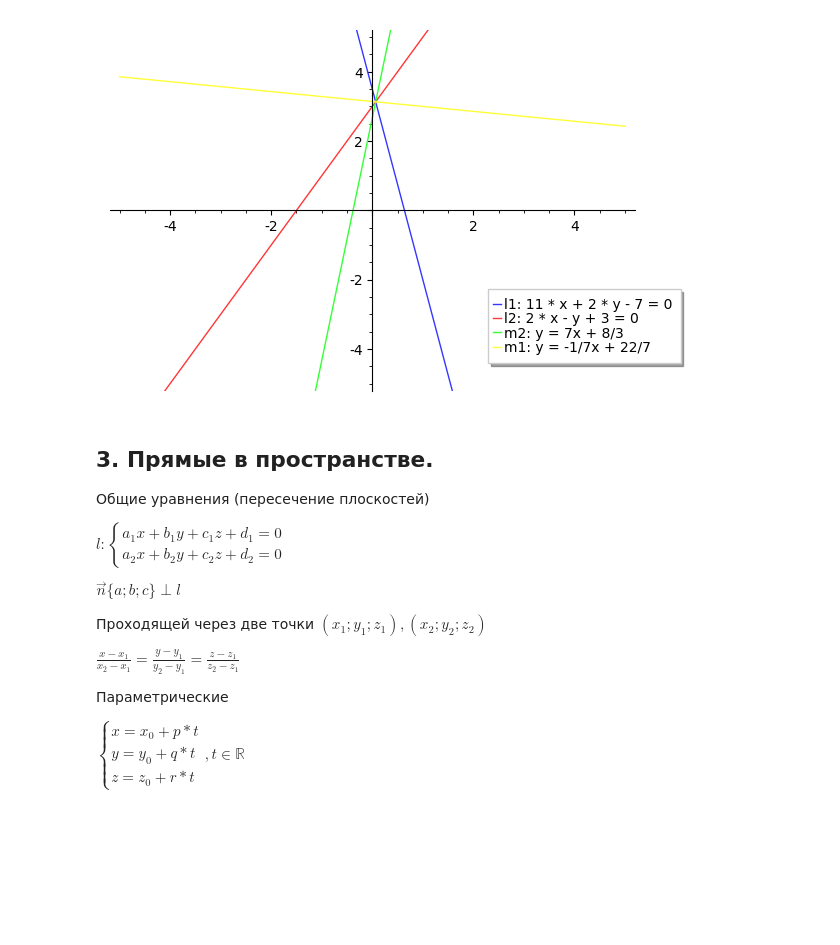
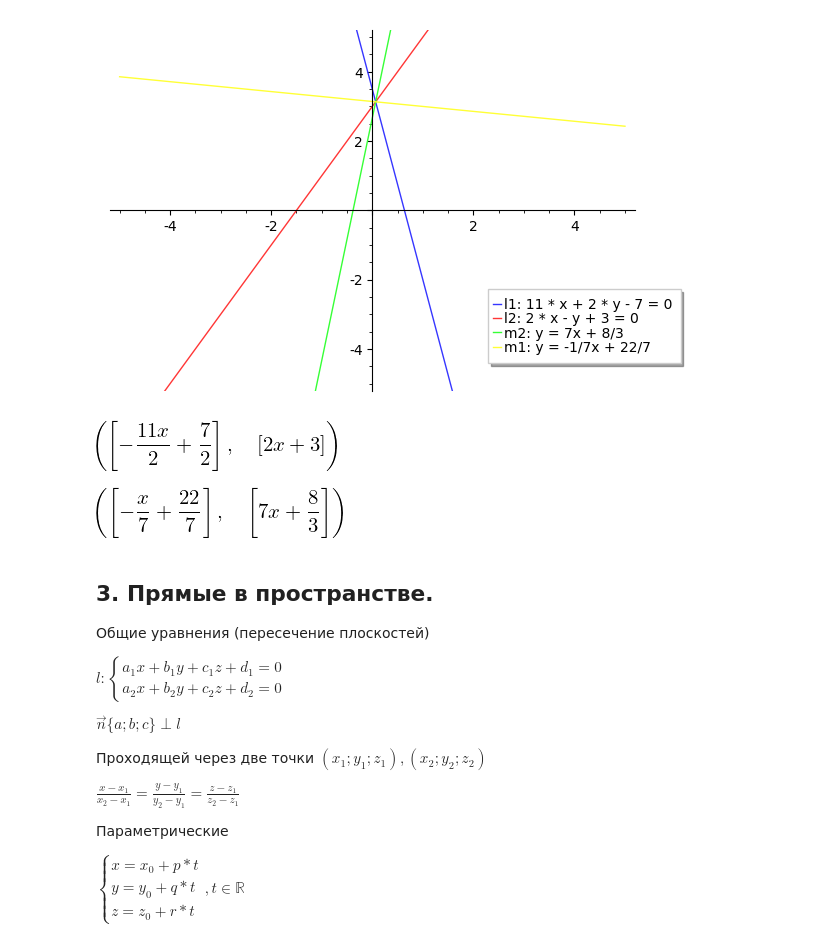
Before and after one commit to OlgaBelitskaya/linear_algebra_practice, a Jupyter notebook: work1_8.ipynb, the cells around one changed output. Cells and saved outputs as stored; diff of their text form; code cells hidden in the pictures; blank space fills up the shorter version.

```diff
--- a/work1_8.ipynb
+++ b/work1_8.ipynb
@@ -262,6 +274,20 @@ g.set_legend_options(bbox_to_anchor=(1.1,0.3))
 g.show()
 # %% [output]
 [figure]
+# %%
+# sympy
+x,y = sympy.symbols('x y')
+eq1 = 11 * x + 2 * y - 7 # l1
+eq2 = 2 * x - y + 3 # l2
+sympy.solve(eq1, y), sympy.solve(eq2, y)
+# %% [output]
+[figure, added]
+# %%
+eq3 = (11 * x + 2 * y - 7) / sqrt(11^2 + 2^2) - (2 * x - y + 3) / sqrt(2^2 + (-1)^2) # m1
+eq4 = (11 * x + 2 * y - 7) / sqrt(11^2 + 2^2) + (2 * x - y + 3) / sqrt(2^2 + (-1)^2) # m2
+sympy.solve(eq3, y), sympy.solve(eq4, y)
+# %% [output]
+[figure, added]
 # %% [markdown]
 ## 3. Прямые в пространстве.
 
```
Also changed, not shown: parts of 16 cells of this notebook.
